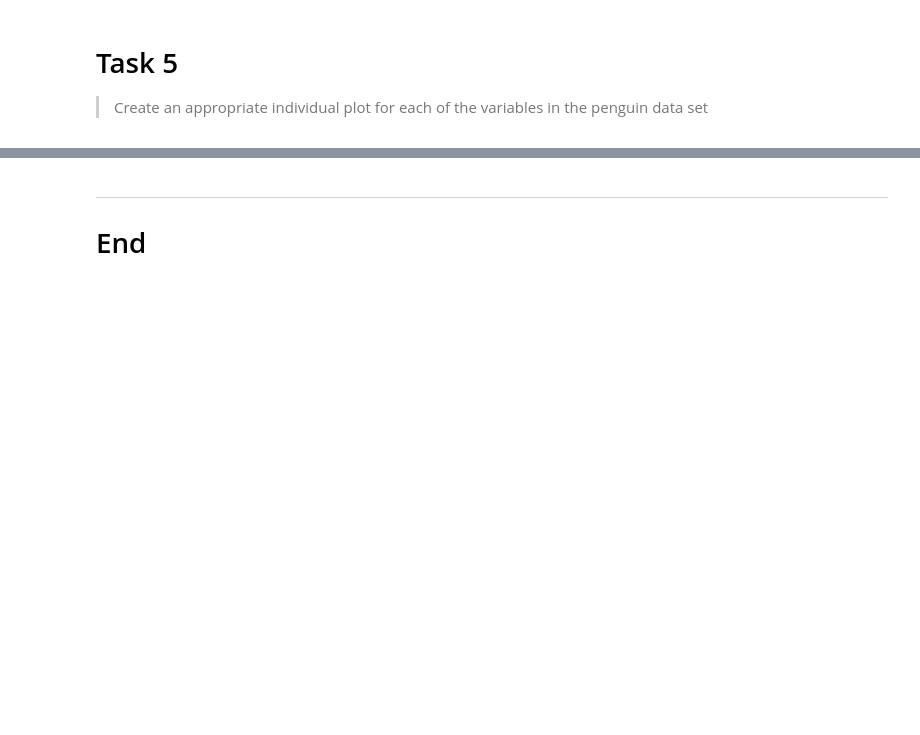
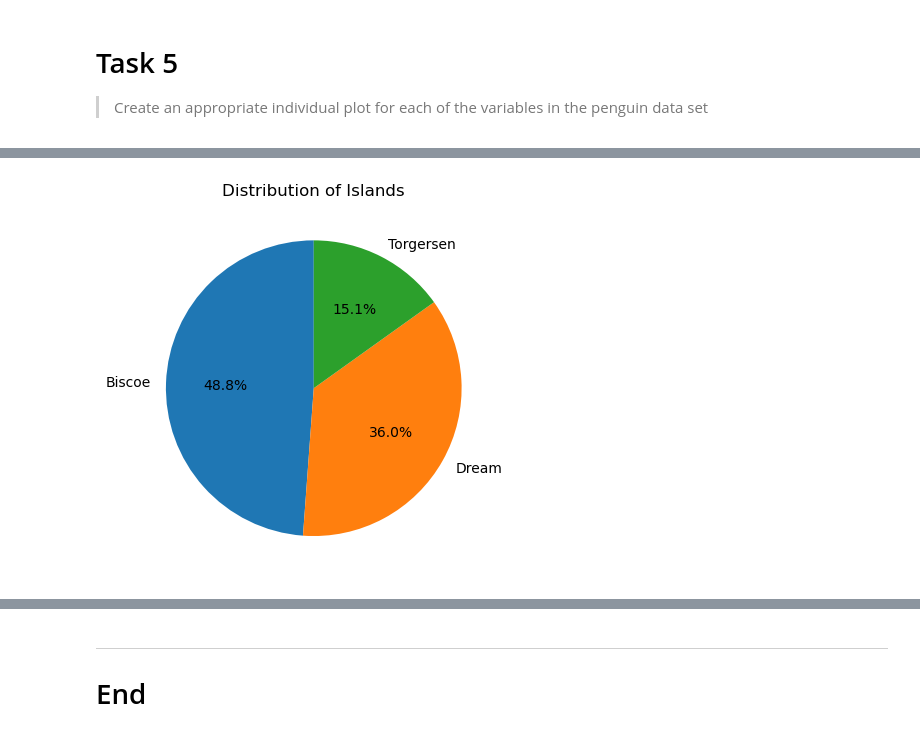
Before and after one commit to frankquinn89/Fundamentals_of_Data_Analysis, a Jupyter notebook: tasks.ipynb, the cells around one changed output, grey strips where cells are left out. Cells and saved outputs as stored; diff of their text form; code cells hidden in the pictures; blank space fills up the shorter version.

```diff
--- a/tasks.ipynb
+++ b/tasks.ipynb
@@ -286,0 +269,9 @@ mplot.show()
+# %%
+island_counts = data['island'].value_counts()
+
+# Plot a island pie chart
+mplot.pie(island_counts, labels=island_counts.index, autopct='%1.1f%%',startangle=90)
+mplot.title('Distribution of Islands')
+mplot.show()
+# %% [output]
+[figure, added]
```
Also changed, not shown: parts of 5 cells of this notebook.
